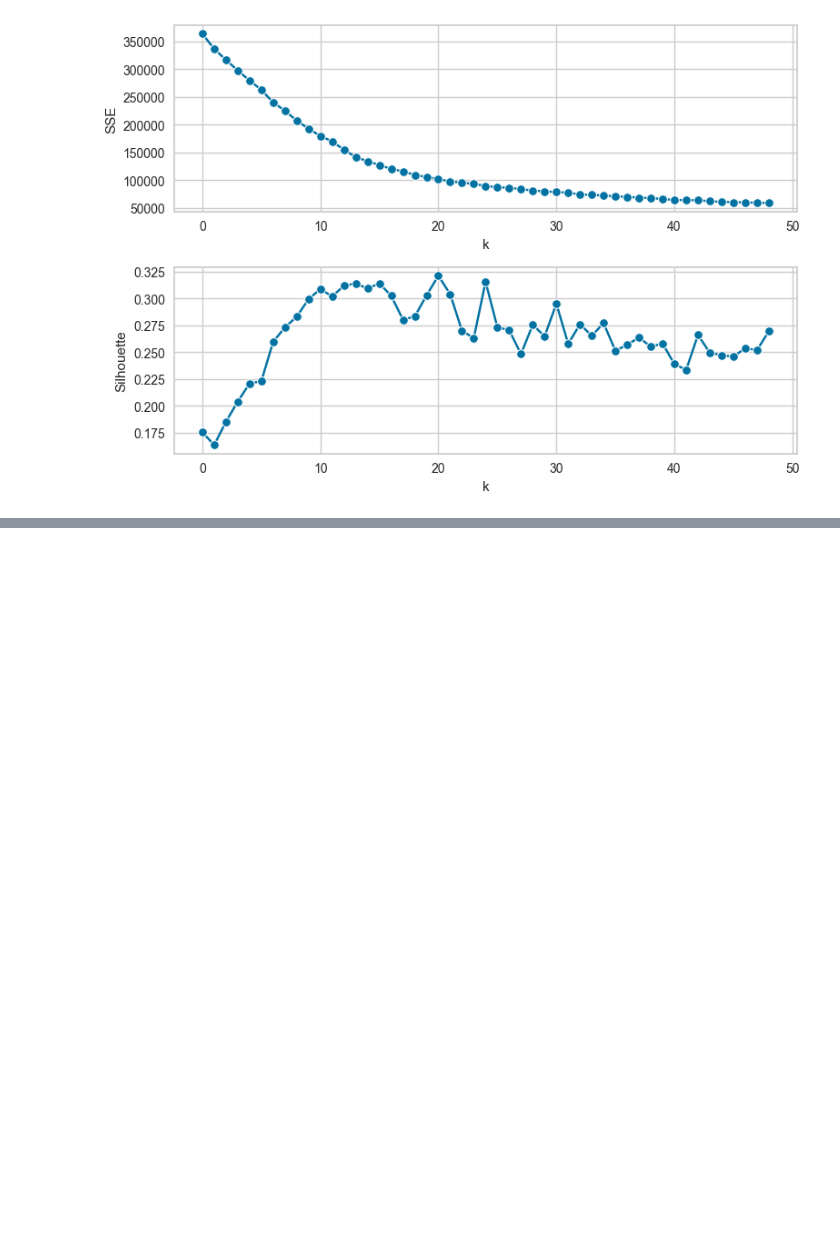
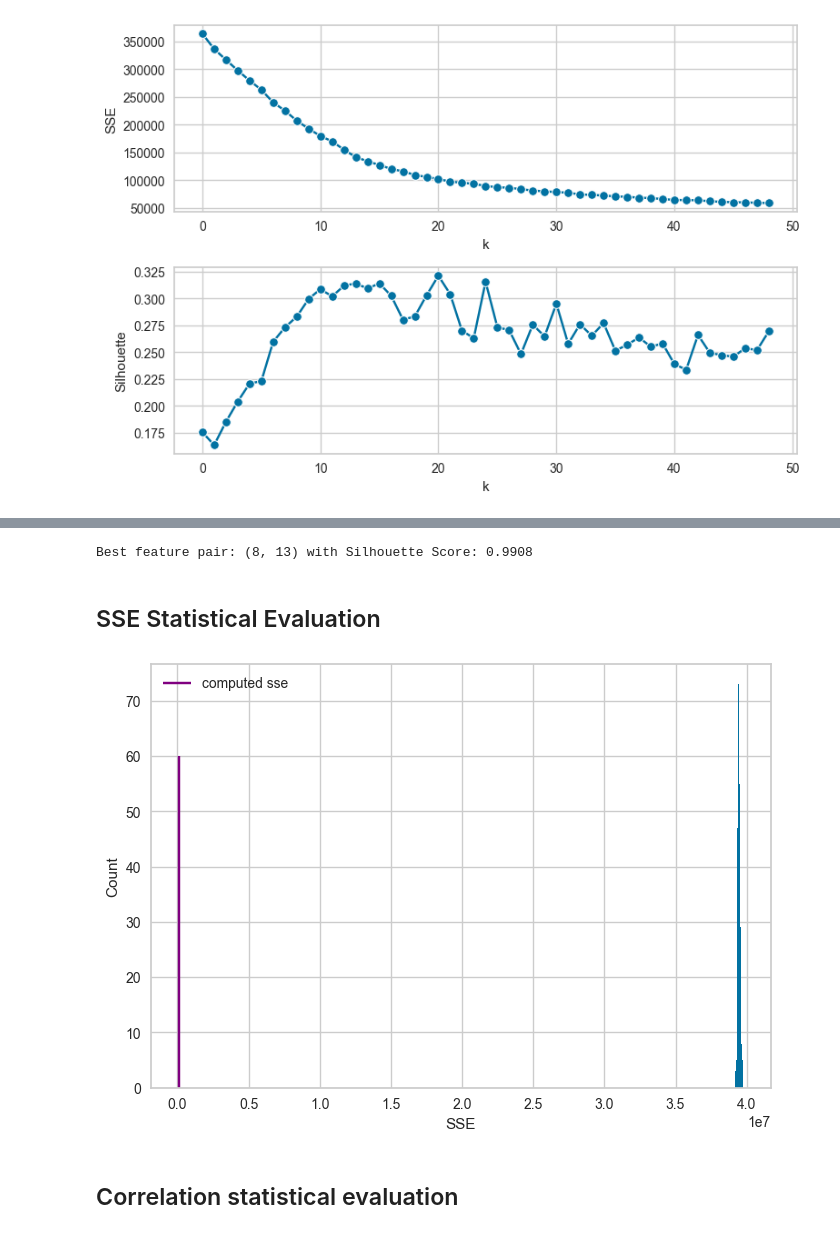
Before and after one commit to leopasq24/DataMining, a Jupyter notebook: clustering.ipynb, the cells around one changed output, grey strips where cells are left out. Cells and saved outputs as stored; diff of their text form; code cells hidden in the pictures; blank space fills up the shorter version.

```diff
--- a/clustering.ipynb
+++ b/clustering.ipynb
@@ -231,0 +160,47 @@ KeyboardInterrupt:
+# %%
+# finding couple of features with high silhouette score
+from itertools import combinations
+feature_indices = range(X_scaled.shape[1])
+best_score = -1
+best_pair = None
+
+for pair in combinations(feature_indices, 2):
+    X_pair = X_scaled[:, pair]
+    kmeans = KMeans(n_clusters=20, n_init=10, max_iter=100, random_state=94)
+    kmeans.fit(X_pair)
+    score = silhouette_score(X_pair, kmeans.labels_)
+    if score > best_score:
+        best_score = score
+        best_pair = pair
+print(f'Best feature pair: {best_pair} with Silhouette Score: {best_score:.4f}')
+# %% [output]
+Best feature pair: (8, 13) with Silhouette Score: 0.9908
+# %% [markdown]
+## SSE Statistical Evaluation
+# %%
+random.seed(42)
+N = 500
+sse_stats = []
+
+for _ in range(N):
+    Xi = np.zeros(shape=X_scaled.shape)
+
+    for cidx in range(Xi.shape[1]):
+        col = X_scaled[:, cidx]
+        min, max, nor = np.min(col), np.max(col), len(col)
+        Xi[:, cidx] = np.random.uniform(min, max, (1, nor))
+
+    kmeans = KMeans(n_clusters=3, n_init=10, max_iter=100, random_state=94)
+    kmeans.fit(Xi)
+    sse_stats.append(kmeans.inertia_)
+# %%
+plt.hist(sse_stats, bins='auto')
+plt.vlines(x = sse, ymin = 0, ymax = 60, colors = 'purple', label = 'computed sse')
+plt.xlabel('SSE')
+plt.ylabel('Count')
+plt.legend()
+plt.show()
+# %% [output]
+[figure, added]
+# %% [markdown]
+## Correlation statistical evaluation
```
Also changed, not shown: parts of 12 cells of this notebook, 1 other file.
